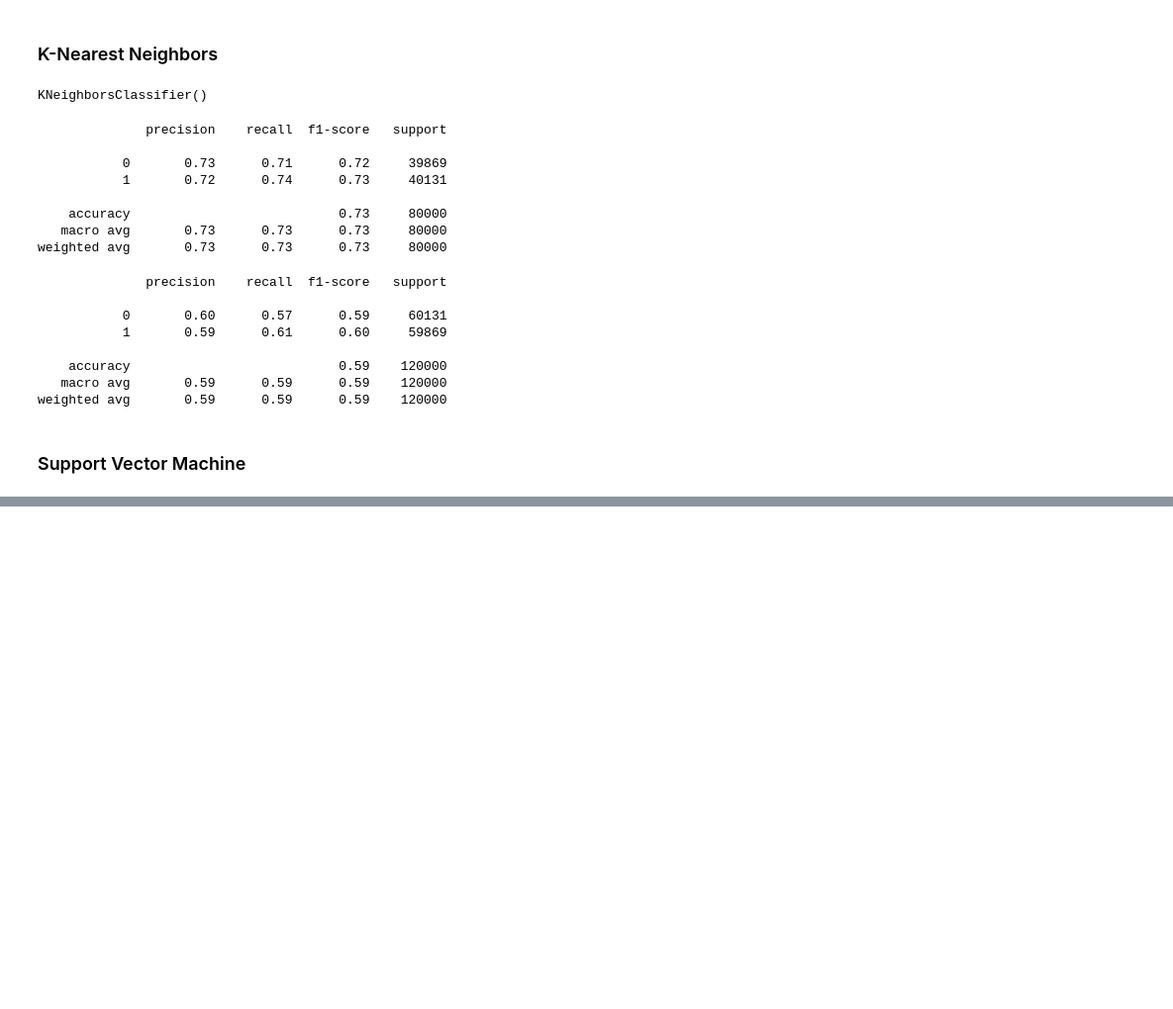
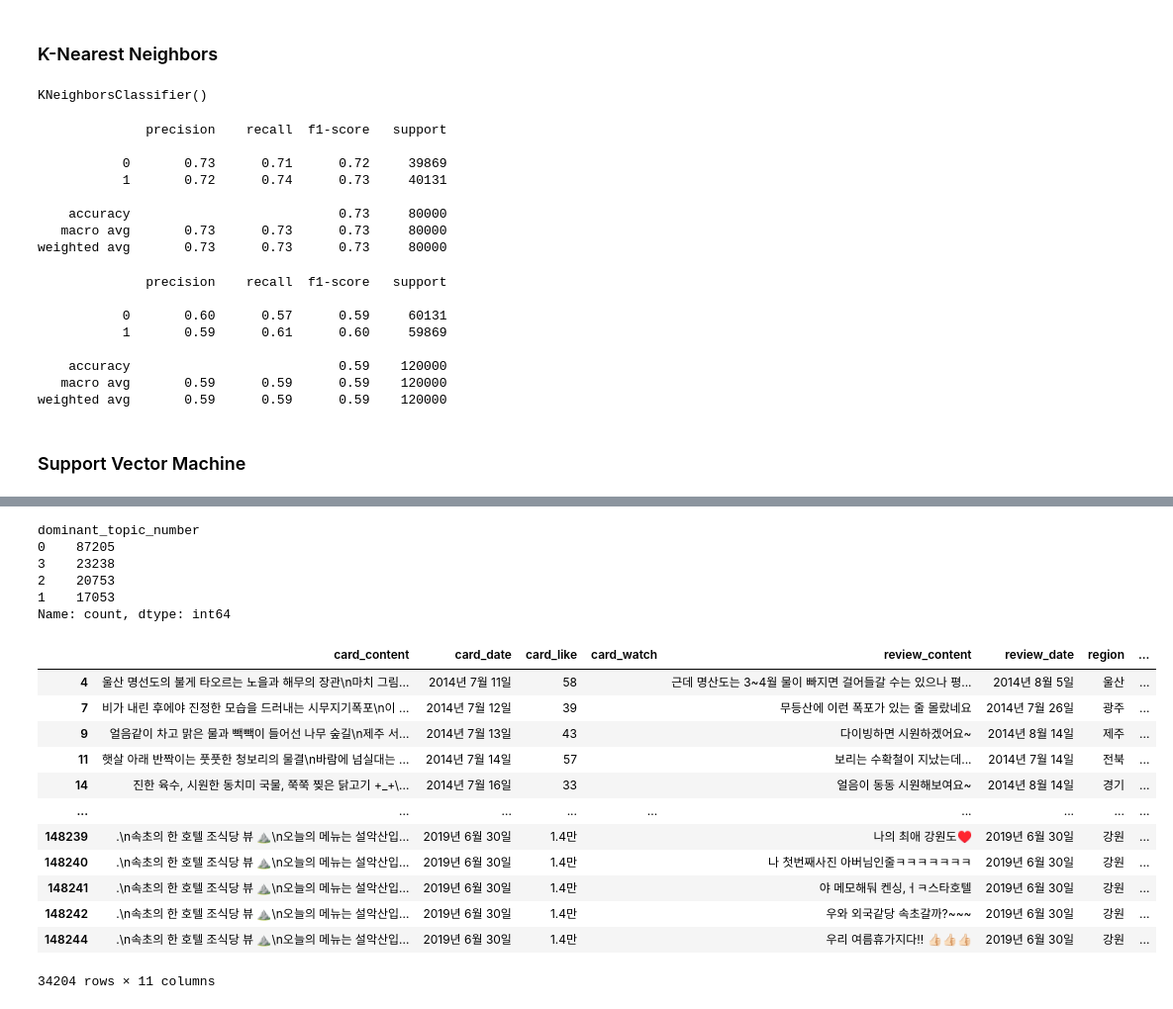
Before and after one commit to nohjuhyeon/AI_LKJ_hubs_fastapi, a Jupyter notebook: data_analysis/instagram_review/instagram_review_jh_third.ipynb, the cells around one changed output, grey strips where cells are left out. Shown at 99% size. Saved outputs shown, nothing was run; the diff lists cells and outputs as text; code cells hidden in the pictures; blank space fills up the shorter version.

```diff
--- a/data_analysis/instagram_review/instagram_review_jh_third.ipynb
+++ b/data_analysis/instagram_review/instagram_review_jh_third.ipynb
@@ -451,0 +776,8 @@ df_sns_review['goodorbad'] = svm_model.predict(features)
+# %%
+from sklearn.feature_extraction.text import TfidfVectorizer
+
+tfidfVectorizer = TfidfVectorizer(use_idf=True,max_df=0.6,min_df=0.001,ngram_range=(1,2))
+features = tfidfVectorizer.fit_transform(df_sns_review_keyword['review_keyword'])
+features.toarray()[:2]
+dictionary_list = tfidfVectorizer.get_feature_names_out()
+dictionary_list
@@ -451,0 +802,21 @@ df_sns_review['goodorbad'] = svm_model.predict(features)
+# %%
+from sklearn.decomposition import LatentDirichletAllocation
+lda_model_10 = LatentDirichletAllocation(n_components=4, random_state=36) #인스턴스화 #n_components 토픽의 갯수
+lda_model_10.fit(features)
+import pandas as pd
+pd.set_option('display.max_colwidth', None)
+## 상위 단어 추출
+## 0 확률 1은 dictionary
+topics_list = list()
+for topic in lda_model_10.components_:
+    df_datas = [topic, dictionary_list]
+    df_topics = pd.DataFrame(data=df_datas)
+    df_topics= df_topics.T
+    df_topics = df_topics.sort_values(0, ascending=False)
+    # print(df_topics[:3])
+    topics_text = ' '.join(df_topics[1].values[:20])# 시리즈 형식으로 출력 get values from series / index
+    topics_list.append(topics_text)
+topics_list_add_10 = [['Topic1', 'Topic2','Topic3','Topic4'],topics_list]
+df_topics_keywords_10 = pd.DataFrame(topics_list_add_10)
+df_topics_keywords_10=df_topics_keywords_10.T
+df_topics_keywords_10
@@ -451,0 +844,30 @@ df_sns_review['goodorbad'] = svm_model.predict(features)
+# %%
+topics_output = lda_model_10.transform(features)
+df_topics_score = pd.DataFrame(topics_output)
+df_topics_score['dominant_topic_number']=np.argmax(topics_output, axis=1)
+df_topics_score['dominant_topic_number'].value_counts()
+# %% [output]
+dominant_topic_number
+0    87205
+3    23238
+2    20753
+1    17053
+Name: count, dtype: int64
+# %%
+df_sns_review_keyword.loc[:,'review_topic'] = df_topics_score['dominant_topic_number']
+# %%
+df_sns_review_keyword.query("review_topic == 0")
+# %% [output]
+|  | card_content | card_date | card_like | card_watch | review_content | review_date | region | ... |
+| 4 | 울산 명선도의 불게 타오르는 노을과 해무의 장관\n마치 그림... | 2014년 7월 11일 | 58 |  | 근데 명산도는 3~4월 물이 빠지면 걸어들갈 수는 있으나 평... | 2014년 8월 5일 | 울산 | ... |
+| 7 | 비가 내린 후에야 진정한 모습을 드러내는 시무지기폭포\n이 ... | 2014년 7월 12일 | 39 |  | 무등산에 이런 폭포가 있는 줄 몰랐네요 | 2014년 7월 26일 | 광주 | ... |
+| 9 | 얼음같이 차고 맑은 물과 빽빽이 들어선 나무 숲길\n제주 서... | 2014년 7월 13일 | 43 |  | 다이빙하면 시원하겠어요~ | 2014년 8월 14일 | 제주 | ... |
+| 11 | 햇살 아래 반짝이는 풋풋한 청보리의 물결\n바람에 넘실대는 ... | 2014년 7월 14일 | 57 |  | 보리는 수확철이 지났는데... | 2014년 7월 14일 | 전북 | ... |
+| 14 | 진한 육수, 시원한 동치미 국물, 쭉쭉 찢은 닭고기 +_+\... | 2014년 7월 16일 | 33 |  | 얼음이 동동 시원해보여요~ | 2014년 8월 14일 | 경기 | ... |
+| ... | ... | ... | ... | ... | ... | ... | ... | ... |
+| 148239 | .\n속초의 한 호텔 조식당 뷰 ⛰\n오늘의 메뉴는 설악산입... | 2019년 6월 30일 | 1.4만 |  | 나의 최애 강원도♥️ | 2019년 6월 30일 | 강원 | ... |
+| 148240 | .\n속초의 한 호텔 조식당 뷰 ⛰\n오늘의 메뉴는 설악산입... | 2019년 6월 30일 | 1.4만 |  | 나 첫번째사진 아버님인줄ㅋㅋㅋㅋㅋㅋㅋ | 2019년 6월 30일 | 강원 | ... |
+| 148241 | .\n속초의 한 호텔 조식당 뷰 ⛰\n오늘의 메뉴는 설악산입... | 2019년 6월 30일 | 1.4만 |  | 야 메모해둬 켄싱,ㅓㅋ스타호텔 | 2019년 6월 30일 | 강원 | ... |
+| 148242 | .\n속초의 한 호텔 조식당 뷰 ⛰\n오늘의 메뉴는 설악산입... | 2019년 6월 30일 | 1.4만 |  | 우와 외국같당 속초갈까?~~~ | 2019년 6월 30일 | 강원 | ... |
+| 148244 | .\n속초의 한 호텔 조식당 뷰 ⛰\n오늘의 메뉴는 설악산입... | 2019년 6월 30일 | 1.4만 |  | 우리 여름휴가지다!! 👍🏻👍🏻👍🏻 | 2019년 6월 30일 | 강원 | ... |
+34204 rows × 11 columns
```
Also changed, not shown: parts of 49 cells of this notebook, 5 other files.
